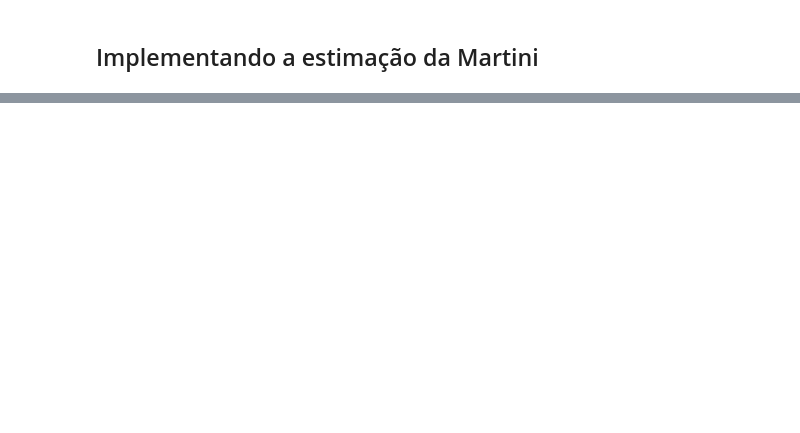
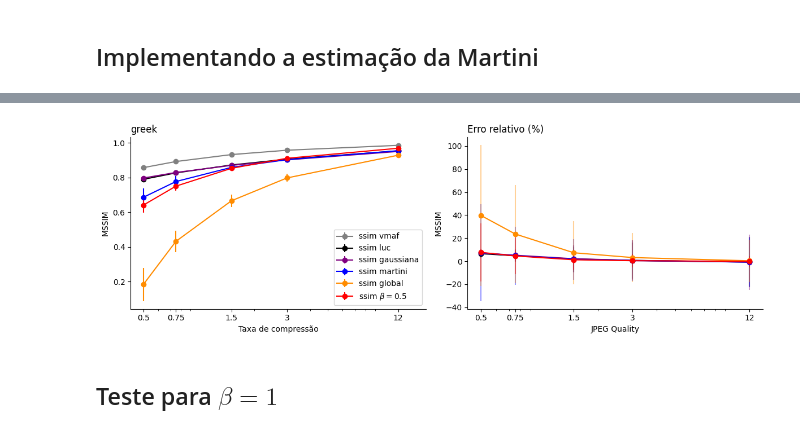
Before and after one commit to Drey-cf/Master-s-projects, a Jupyter notebook: Só LFs.ipynb, the cells around one changed output, grey strips where cells are left out. Saved outputs shown, nothing was run; the diff lists cells and outputs as text; code cells hidden in the pictures; blank space fills up the shorter version.

```diff
--- a/Só LFs.ipynb
+++ b/Só LFs.ipynb
@@ -453,0 +680,15 @@ ax[1, 1].legend();
+# %%
+txs_g = [0.5, 0.75, 1.5, 3, 12]
+
+fig, axes = plt.subplots(1, 2, figsize=(12, 4))
+
+comparar_implementacoes(dfs, colors, labels, 'greek', 15, 20, txs=txs_g, ax=axes[0])
+comparando_erros(dfs_erro, labels_erro, colors_erro, 10, 15, txs=txs_g, ax=axes[1])
+
+plt.tight_layout()
+plt.savefig('greek.jpeg', dpi = 300, bbox_inches = 'tight')
+plt.show()
+# %% [output]
+[figure, added]
+# %% [markdown]
+## Teste para $\beta = 1$
```
Also changed, not shown: parts of 62 cells of this notebook, 2 other files.
